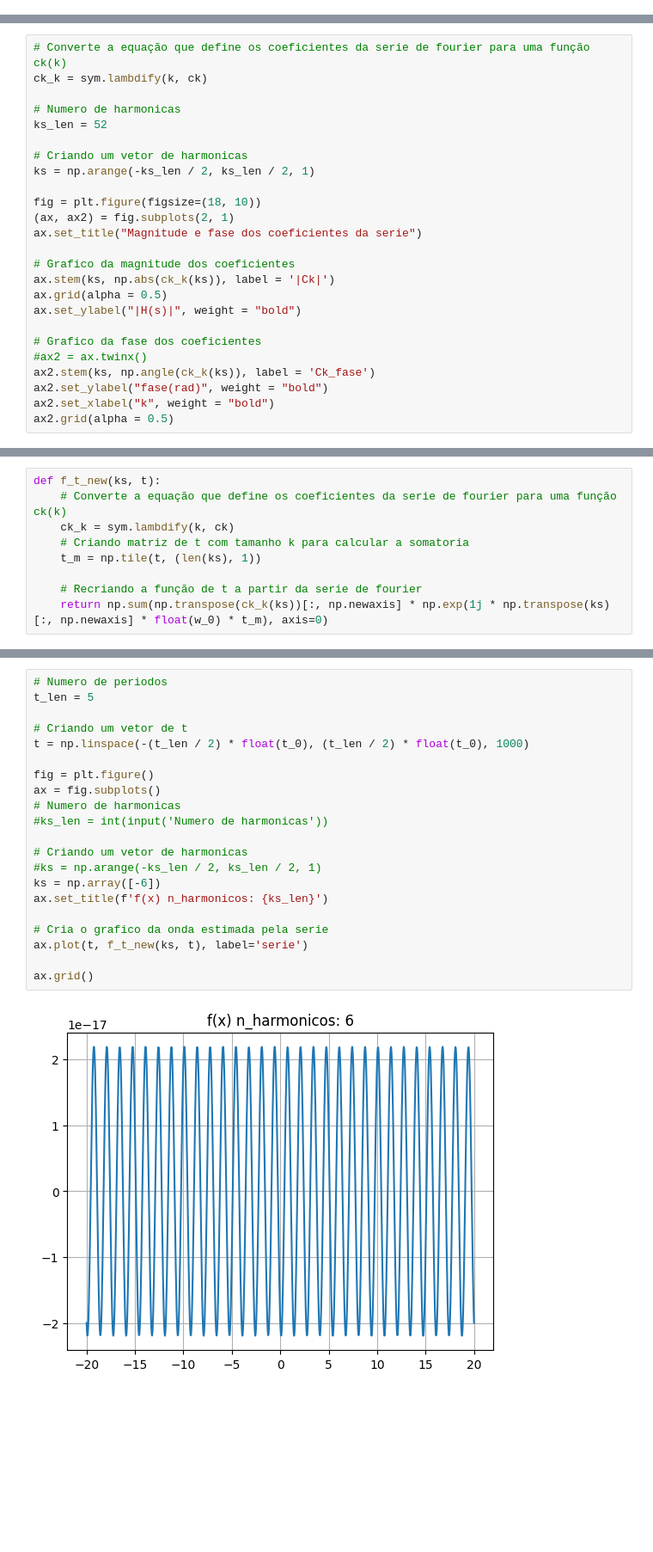
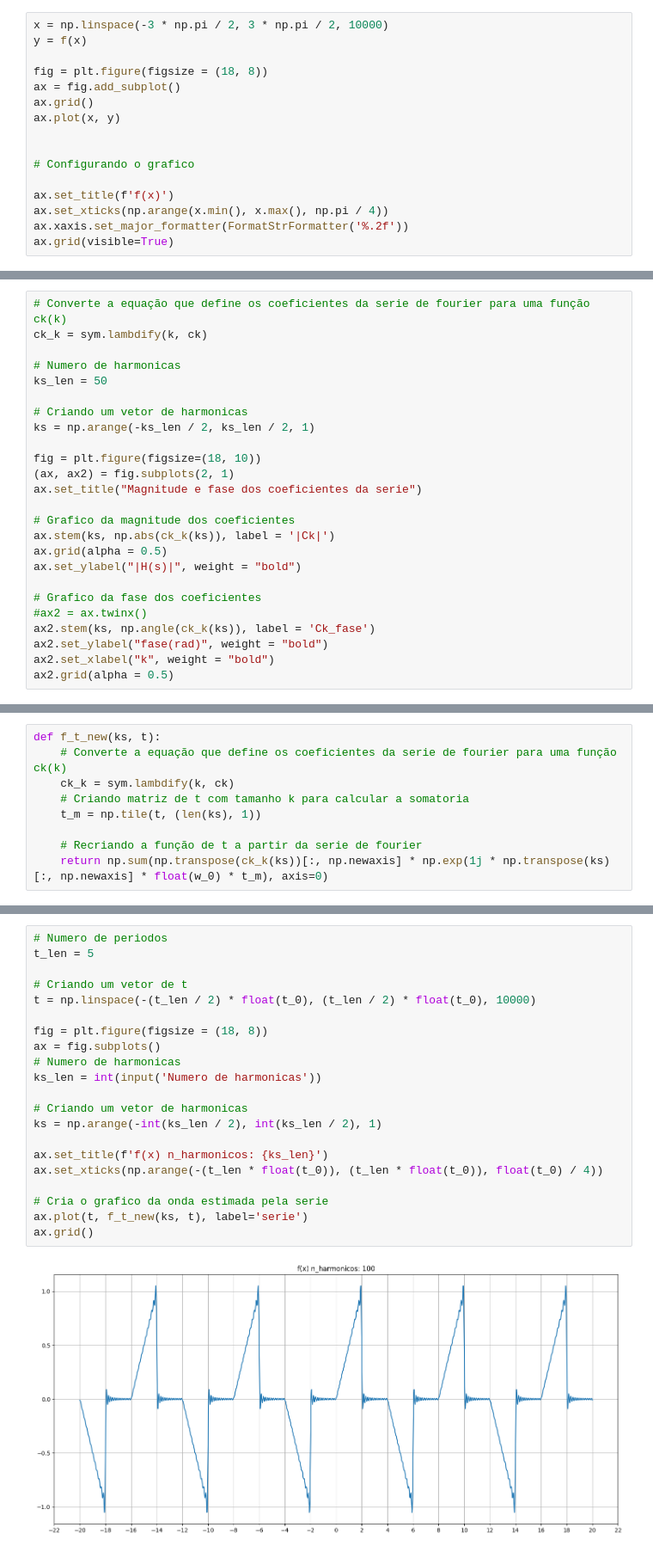
Before and after one commit to JoaoMario109/sinais-e-sistemas, a Jupyter notebook: T2/fourier.ipynb, the cells around one changed output, grey strips where cells are left out. Shown at 86% size. Cells and saved outputs as stored; diff of their text form; blank space fills up the shorter version.

```diff
--- a/T2/fourier.ipynb
+++ b/T2/fourier.ipynb
@@ -135,0 +126,16 @@ $ ck = \frac{1}{T_0} \int_{T_0} f(x)e^{-j w_0 t}dt$
+# %%
+x = np.linspace(-3 * np.pi / 2, 3 * np.pi / 2, 10000)
+y = f(x)
+
+fig = plt.figure(figsize = (18, 8))
+ax = fig.add_subplot()
+ax.grid()
+ax.plot(x, y)
+
+
+# Configurando o grafico
+
+ax.set_title(f'f(x)')
+ax.set_xticks(np.arange(x.min(), x.max(), np.pi / 4))
+ax.xaxis.set_major_formatter(FormatStrFormatter('%.2f'))
+ax.grid(visible=True)
@@ -254,7 +291,7 @@ ax.grid()
 ck_k = sym.lambdify(k, ck)
 
 # Numero de harmonicas
-ks_len = 52
+ks_len = 50
 
 # Criando um vetor de harmonicas
 ks = np.arange(-ks_len / 2, ks_len / 2, 1)
@@ -439,23 +514,23 @@ plt.show()
 # %%
 # Numero de periodos
 t_len = 5
 
 # Criando um vetor de t
-t = np.linspace(-(t_len / 2) * float(t_0), (t_len / 2) * float(t_0), 1000)
+t = np.linspace(-(t_len / 2) * float(t_0), (t_len / 2) * float(t_0), 10000)
 
-fig = plt.figure()
+fig = plt.figure(figsize = (18, 8))
 ax = fig.subplots()
 # Numero de harmonicas
-#ks_len = int(input('Numero de harmonicas'))
+ks_len = int(input('Numero de harmonicas'))
 
 # Criando um vetor de harmonicas
-#ks = np.arange(-ks_len / 2, ks_len / 2, 1)
-ks = np.array([-6])
+ks = np.arange(-int(ks_len / 2), int(ks_len / 2), 1)
+
 ax.set_title(f'f(x) n_harmonicos: {ks_len}')
+ax.set_xticks(np.arange(-(t_len * float(t_0)), (t_len * float(t_0)), float(t_0) / 4))
 
 # Cria o grafico da onda estimada pela serie
 ax.plot(t, f_t_new(ks, t), label='serie')
-
 ax.grid()
 # %% [output]
-[figure, old version]
+[figure, new version]
```
Also changed, not shown: parts of 35 cells of this notebook, 2 other files.
